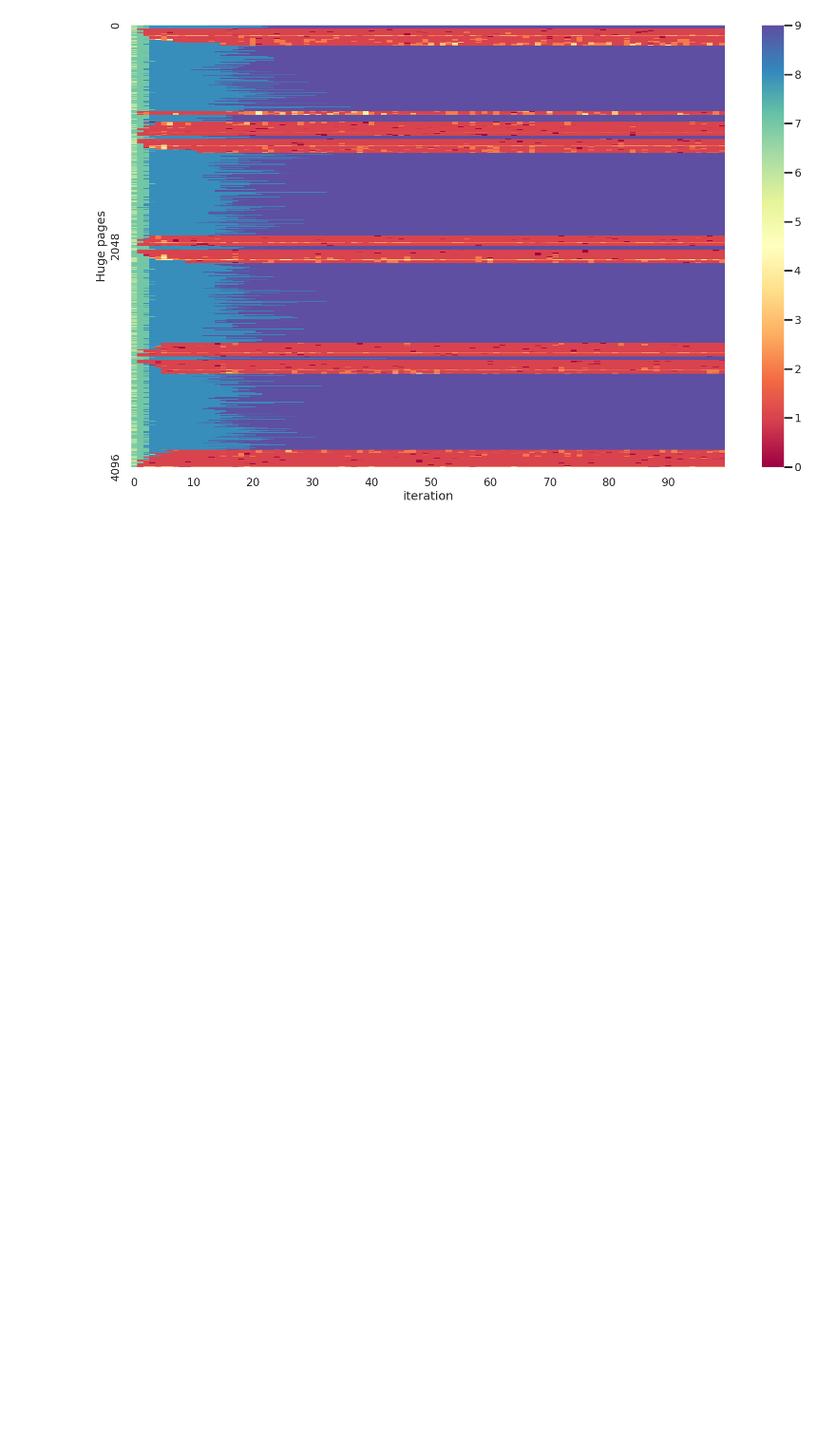
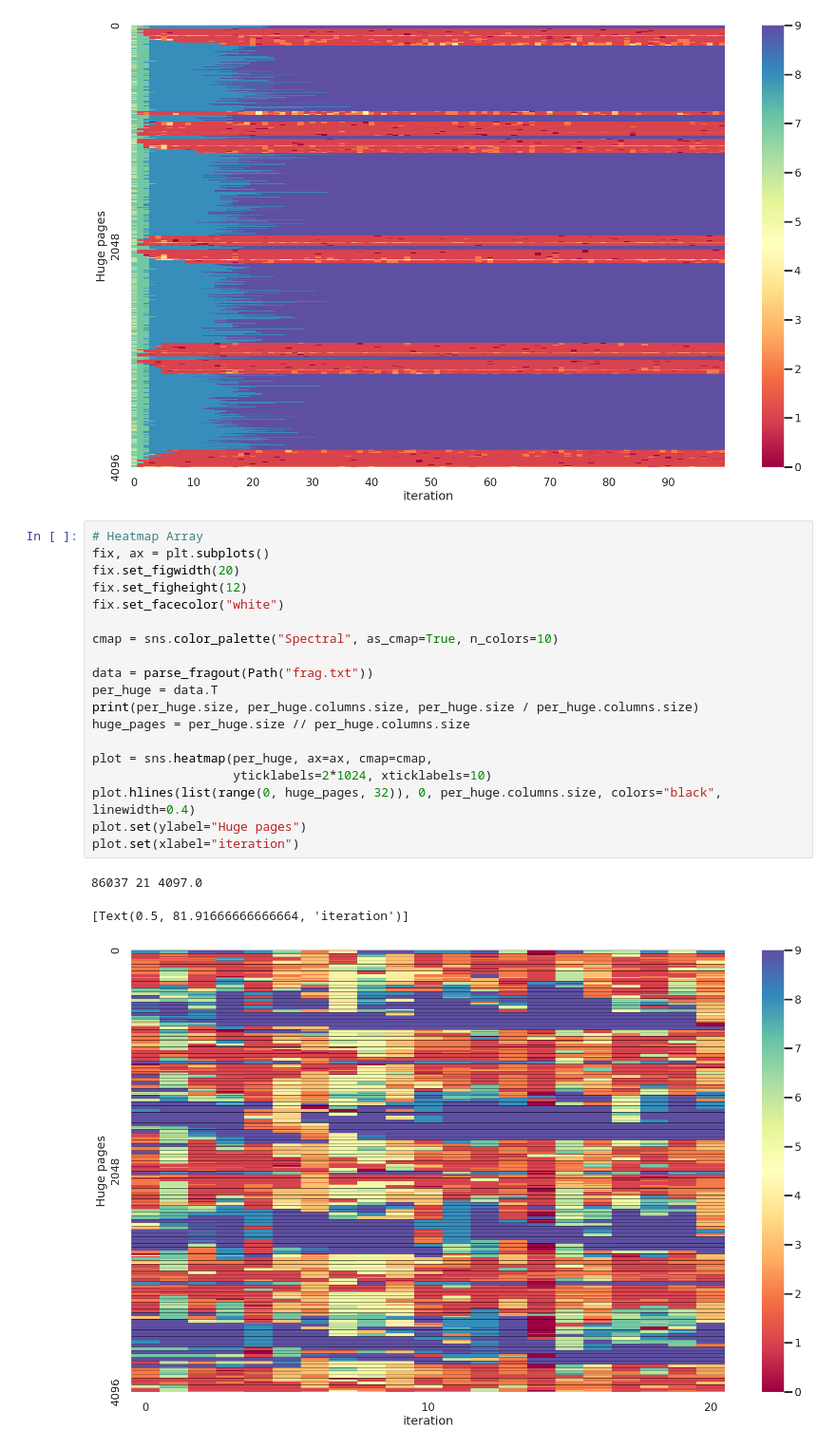
Before and after one commit to luhsra/llfree-rs, a Jupyter notebook: results/frag.ipynb, the cells around one changed output. Shown at 95% size. Cells and saved outputs as stored; diff of their text form; blank space fills up the shorter version.

```diff
--- a/results/frag.ipynb
+++ b/results/frag.ipynb
@@ -98,3 +98,26 @@ plot.set(xlabel="iteration")
 # %% [output]
 [Text(0.5, 81.91666666666664, 'iteration')]
 [figure]
+# %%
+# Heatmap Array
+fix, ax = plt.subplots()
+fix.set_figwidth(20)
+fix.set_figheight(12)
+fix.set_facecolor("white")
+
+cmap = sns.color_palette("Spectral", as_cmap=True, n_colors=10)
+
+data = parse_fragout(Path("frag.txt"))
+per_huge = data.T
+print(per_huge.size, per_huge.columns.size, per_huge.size / per_huge.columns.size)
+huge_pages = per_huge.size // per_huge.columns.size
+
+plot = sns.heatmap(per_huge, ax=ax, cmap=cmap,
+                   yticklabels=2*1024, xticklabels=10)
+plot.hlines(list(range(0, huge_pages, 32)), 0, per_huge.columns.size, colors="black", linewidth=0.4)
+plot.set(ylabel="Huge pages")
+plot.set(xlabel="iteration")
+# %% [output]
+86037 21 4097.0
+[Text(0.5, 81.91666666666664, 'iteration')]
+[figure, added]
```
Also changed, not shown: parts of 3 cells of this notebook, 3 other files.
